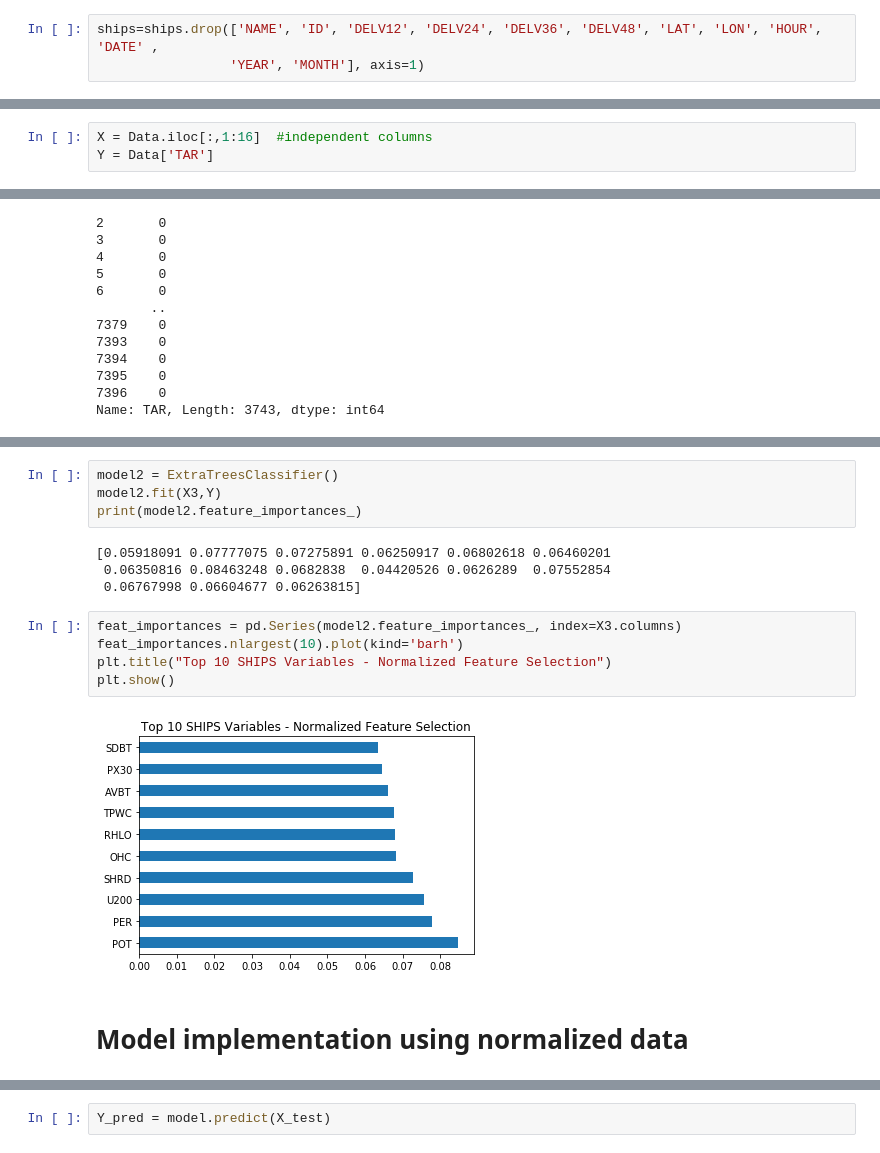
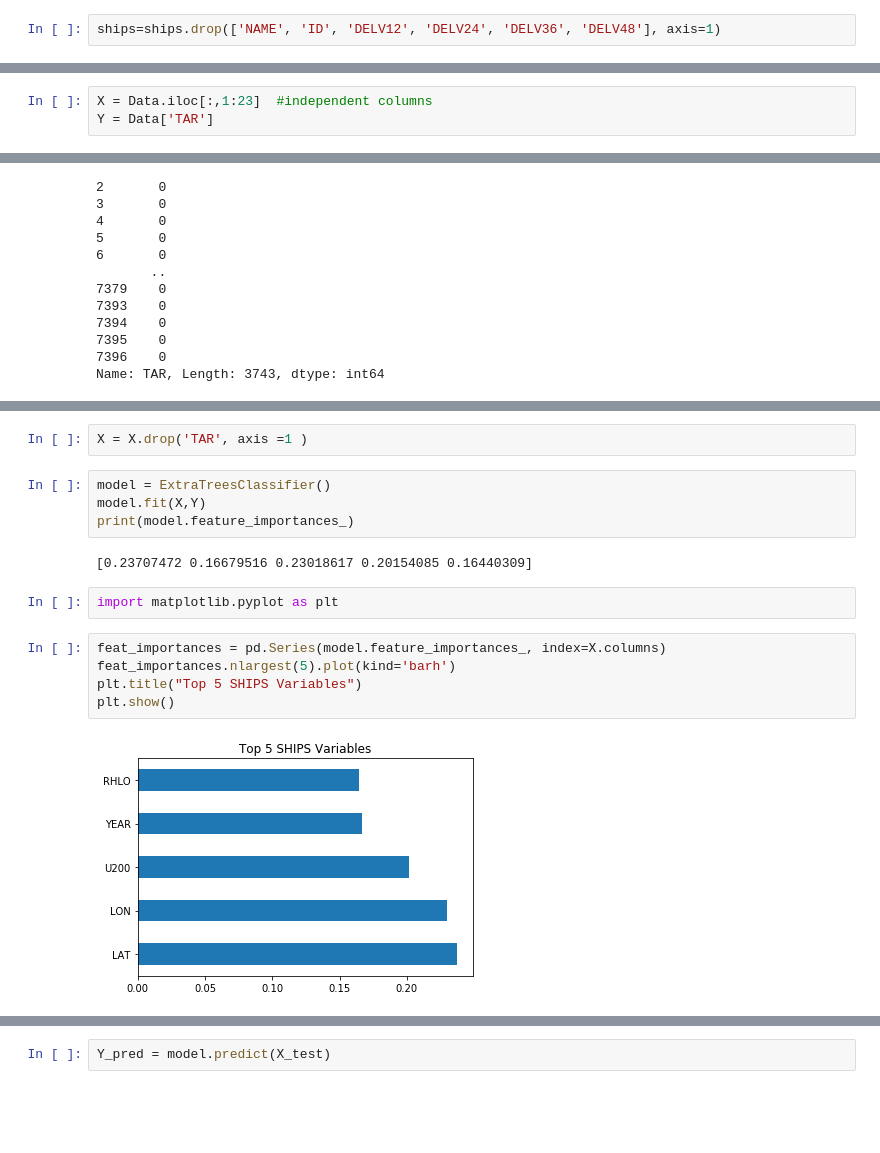
Before and after one commit to akshaym2497/RMDS_Hurricane_Forecasting, a Jupyter notebook: analytics/Feature_Selection/Feature Selection.ipynb, the cells around one changed output, grey strips where cells are left out. Saved outputs shown, nothing was run; the diff lists cells and outputs as text; blank space fills up the shorter version.

```diff
--- a/analytics/Feature_Selection/Feature Selection.ipynb
+++ b/analytics/Feature_Selection/Feature Selection.ipynb
@@ -81,8 +66,7 @@ ships
 # %%
 ## Remove these variables below as they are merely identifers, they don't measure anything important
 # %%
-ships=ships.drop(['NAME', 'ID', 'DELV12', 'DELV24', 'DELV36', 'DELV48', 'LAT', 'LON', 'HOUR', 'DATE' ,
-                 'YEAR', 'MONTH'], axis=1)
+ships=ships.drop(['NAME', 'ID', 'DELV12', 'DELV24', 'DELV36', 'DELV48'], axis=1)
 # %%
 ships
 # %% [output]
@@ -123,7 +107,7 @@ Data
 # %%
 ## Partition the aataset into X (features only), Y (dependent variable)
 # %%
-X = Data.iloc[:,1:16]  #independent columns
+X = Data.iloc[:,1:23]  #independent columns
 Y = Data['TAR']
 # %%
 X
@@ -201,17 +145,17 @@ X3
+# %%
+X = X.drop('TAR', axis =1 )
 # %%
-model2 = ExtraTreesClassifier()
-model2.fit(X3,Y)
-print(model2.feature_importances_)
+model = ExtraTreesClassifier()
+model.fit(X,Y)
+print(model.feature_importances_)
 # %% [output]
-[0.05918091 0.07777075 0.07275891 0.06250917 0.06802618 0.06460201
- 0.06350816 0.08463248 0.0682838  0.04420526 0.0626289  0.07552854
- 0.06767998 0.06604677 0.06263815]
+[0.23707472 0.16679516 0.23018617 0.20154085 0.16440309]
+# %%
+import matplotlib.pyplot as plt
 # %%
-feat_importances = pd.Series(model2.feature_importances_, index=X3.columns)
-feat_importances.nlargest(10).plot(kind='barh')
-plt.title("Top 10 SHIPS Variables - Normalized Feature Selection")
+feat_importances = pd.Series(model.feature_importances_, index=X.columns)
+feat_importances.nlargest(5).plot(kind='barh')
+plt.title("Top 5 SHIPS Variables")
 plt.show()
 # %% [output]
-[figure, old version]
+[figure, new version]
-# %% [markdown]
-# Model implementation using normalized data
```
Also changed, not shown: parts of 53 cells of this notebook.
